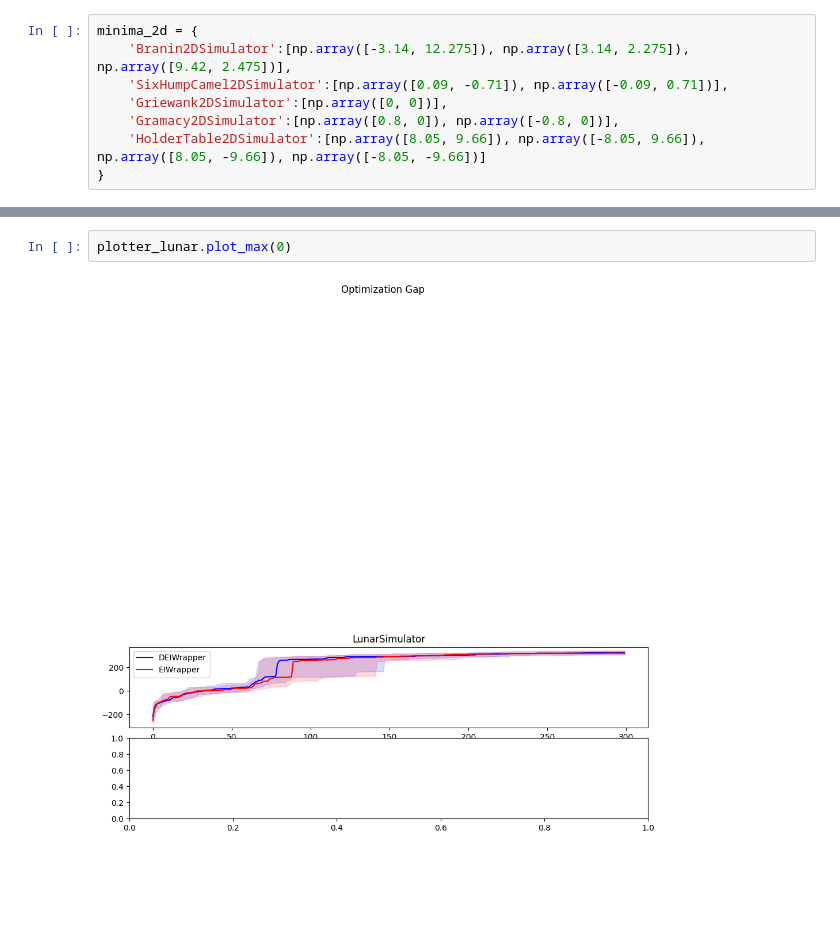
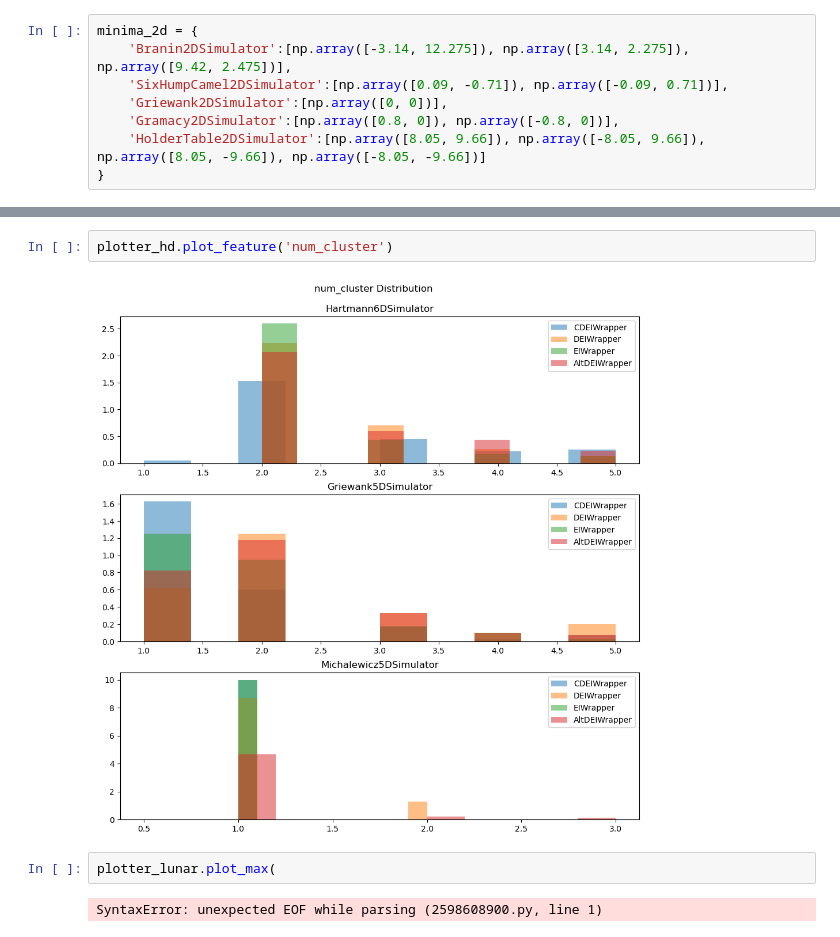
Before and after one commit to bsun1220/diverse-bayes-opt, a Jupyter notebook: functions_analysis.ipynb, the cells around one changed output, grey strips where cells are left out. Cells and saved outputs as stored; diff of their text form; blank space fills up the shorter version.

```diff
--- a/functions_analysis.ipynb
+++ b/functions_analysis.ipynb
@@ -81,4 +107,8 @@ plotter_hd.plot_opt_gap(30)
+# %%
+plotter_hd.plot_feature('num_cluster')
+# %% [output]
+[figure, added]
 # %%
-plotter_lunar.plot_max(0)
+plotter_lunar.plot_max(
 # %% [output]
-[figure, removed]
+SyntaxError: unexpected EOF while parsing (2598608900.py, line 1)
```
Also changed, not shown: parts of 14 cells of this notebook, 19 other files.
